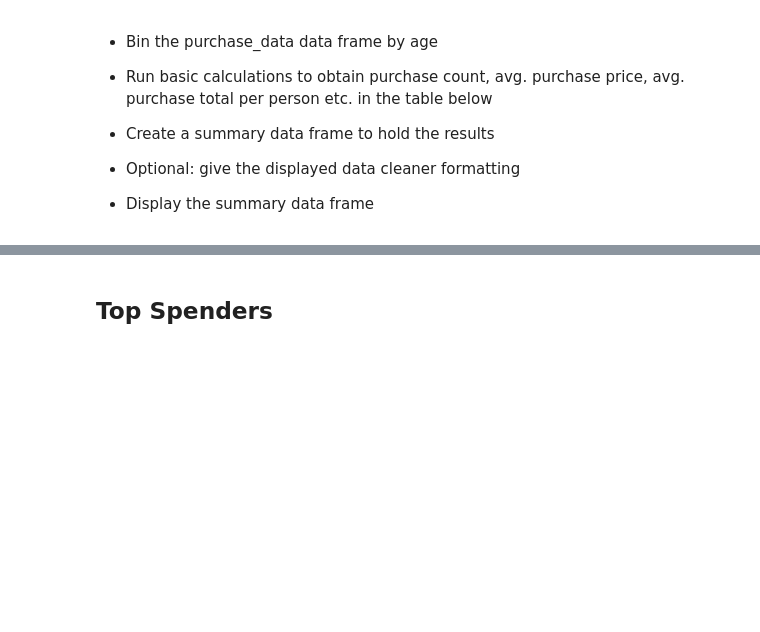
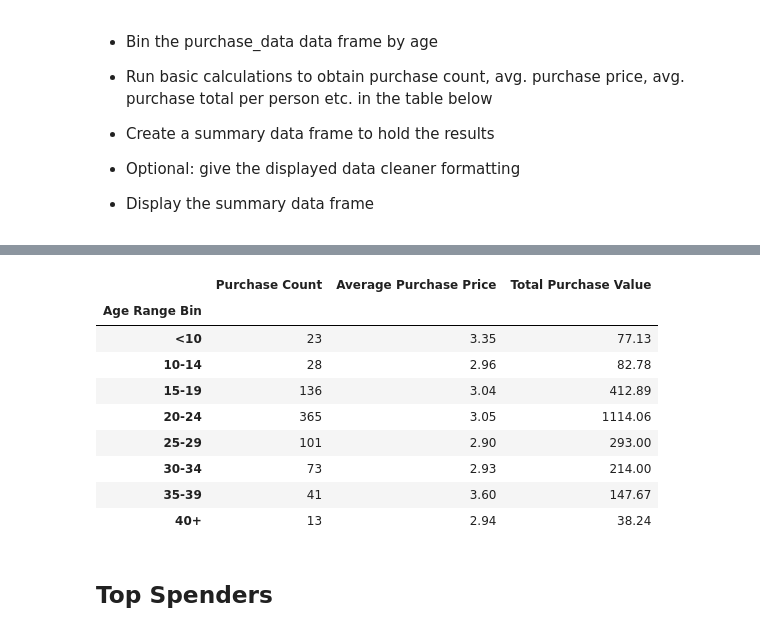
Before and after one commit to arnette888/04-Pandas, a Jupyter notebook: HeroesOfPymoli/HeroesOfPymoli_starter.ipynb, the cells around one changed output, grey strips where cells are left out. Saved outputs shown, nothing was run; the diff lists cells and outputs as text; code cells hidden in the pictures; blank space fills up the shorter version.

```diff
--- a/HeroesOfPymoli/HeroesOfPymoli_starter.ipynb
+++ b/HeroesOfPymoli/HeroesOfPymoli_starter.ipynb
@@ -211,0 +201,19 @@ purchase_analysis_df
+# %%
+# Create the bins in which Data will be held
+# Bins are 0, 9, 14, 19, 24, 29, 34, 39, 100.
+bins = [0, 9, 14, 19, 24, 29, 34, 39, 100]
+
+# Create the names for the eight bins
+group_names = ["<10", "10-14", "15-19", "20-24", "25-29", "30-34", "35-39", "40+"]
+
+# Create dataframe with Age Range Bin column and values
+age_bins_df = unique_user_df.drop(columns=['Purchase ID', 'SN', 'Gender', 'Item ID', 'Item Name', 'Price'])
+age_bins_df["Age Range Bin"] = pd.cut(unique_user_df["Age"], bins, labels=group_names, include_lowest=True)
+age_bins_df
+
+# Creating a group based off of the bins and counting the value
+age_demographics_df = age_bins_df.groupby("Age Range Bin").count()
+# age_demographics_df.rename(columns={"Age":"Total Count"})
+playerTotal = age_demographics_df["Age"].sum()
+age_demographics_df["Percentage of Players"] = round((age_demographics_df['Age'] / playerTotal) * 100, 2)
+age_demographics_df.rename(columns={"Age":"Total Count"})
@@ -240,3 +247,46 @@ purchase_analysis_df
+# %%
+# Create dataframe from original data and drop unncessary columns
+purchase_age_df = purchase_data.drop(columns=['Purchase ID', 'Gender', 'Item ID', 'Item Name','SN'])
+purchase_age_df2 = purchase_data.drop(columns=['Purchase ID', 'Gender', 'Item ID', 'Item Name'])
+
+# Create bins for age groups
+age_bins_df2 = purchase_age_df
+age_bins_df2["Age Range Bin"] = pd.cut(purchase_age_df["Age"], bins, labels=group_names, include_lowest=True)
+
+age_bins_df3 = age_bins_df2.groupby("Age Range Bin").count()
+age_bins_df3["Age"] = age_bins_df2.groupby("Age Range Bin").count()
+
+# Create bins for age groups
+age_bins_df6 = purchase_age_df2
+age_bins_df6["Age Range Bin"] = pd.cut(purchase_age_df["Age"], bins, labels=group_names, include_lowest=True)
+
+age_bins_df7 = age_bins_df6.groupby("Age Range Bin").sum()
+age_bins_df7["Age"] = age_bins_df6.groupby("Age Range Bin").sum()
+
+# Average Purchase Price
+age_bins_df4 = age_bins_df2.groupby("Age Range Bin").mean()
+
+# Total Purchase Value
+age_bins_df5 =  age_bins_df2.groupby("Age Range Bin").sum()
+
+
+
+# Final dataframe
+purchasing_analysis_df = age_bins_df3.rename(columns={"Age":"Purchase Count"})
+purchasing_analysis_df["Average Purchase Price"] = round(age_bins_df4['Price'], 2)
+purchasing_analysis_df["Total Purchase Value"] = round(age_bins_df5['Price'], 2)
+purchasing_analysis_df.drop(columns=['Price'])
+# %% [output]
+|  | Purchase Count | Average Purchase Price | Total Purchase Value |
+| Age Range Bin |  |  |  |
+| <10 | 23 | 3.35 | 77.13 |
+| 10-14 | 28 | 2.96 | 82.78 |
+| 15-19 | 136 | 3.04 | 412.89 |
+| 20-24 | 365 | 3.05 | 1114.06 |
+| 25-29 | 101 | 2.90 | 293.00 |
+| 30-34 | 73 | 2.93 | 214.00 |
+| 35-39 | 41 | 3.60 | 147.67 |
+| 40+ | 13 | 2.94 | 38.24 |
 # %% [markdown]
 ## Top Spenders
 # %% [markdown]
```
Also changed, not shown: parts of 10 cells of this notebook.
